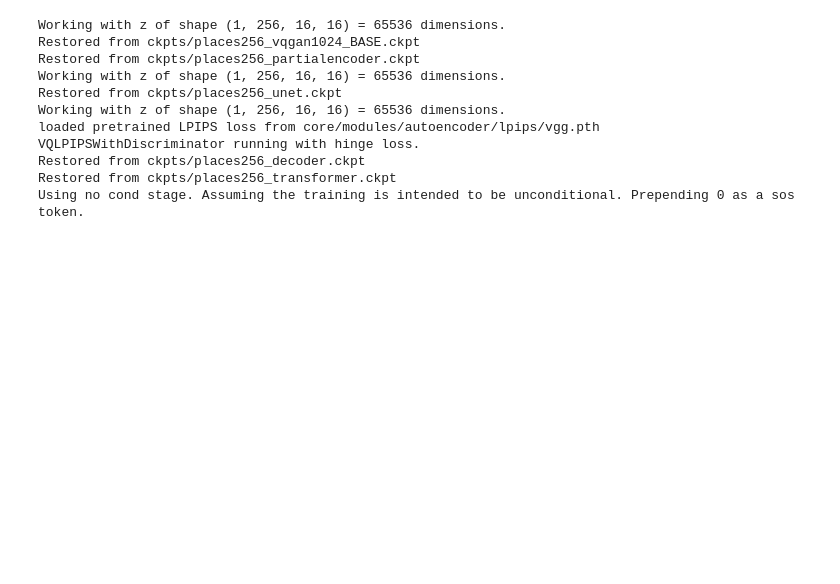
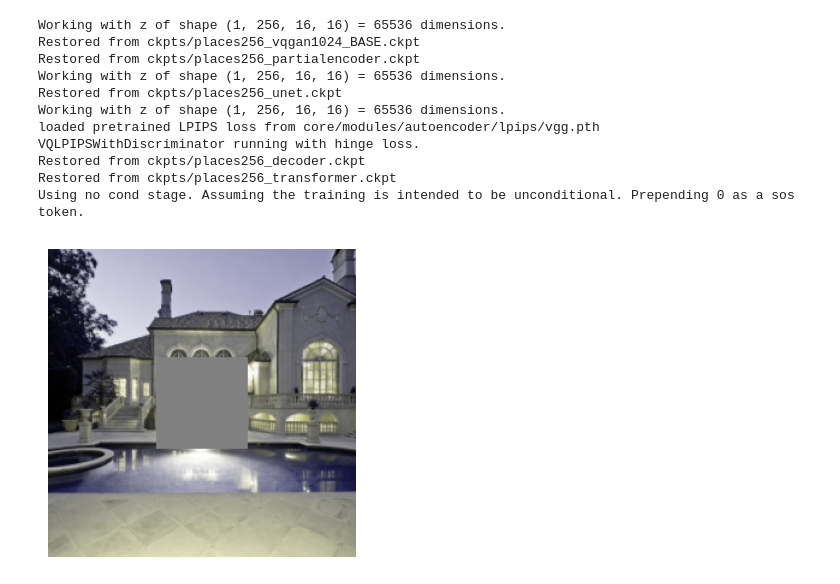
Before and after one commit to nintendops/latent-code-inpainting, a Jupyter notebook: eval.ipynb, the cells around one changed output. Saved outputs shown, nothing was run; the diff lists cells and outputs as text; code cells hidden in the pictures; blank space fills up the shorter version.

```diff
--- a/eval.ipynb
+++ b/eval.ipynb
@@ -133,6 +144,29 @@ VQLPIPSWithDiscriminator running with hinge loss.
 Restored from ckpts/places256_decoder.ckpt
 Restored from ckpts/places256_transformer.ckpt
 Using no cond stage. Assuming the training is intended to be unconditional. Prepending 0 as a sos token.
+# %%
+# Load an example input (at the moment we only have some examples from Places365-Standard)
+
+# Images
+input_image_list = glob.glob("example_data/*.png")
+idx = 0
+x = read_image(input_image_list[idx]).to(device)
+if x.shape[-1] != 256:
+    x_down = torch.nn.functional.interpolate(x, (256, 256))
+else:
+    x_down = x
+
+# Mask
+mask = box_mask(x_down.shape, device, 0.3, det=True).float() # box mask
+# mask = torch.from_numpy(BatchRandomMask(x_down.shape[0], x_down.shape[-1], hole_range=[0.0,1.0])).to(device) # free-form mask
+if target_res != mask.shape[-1]:
+    mask_up = torch.nn.functional.interpolate(mask, (target_res, target_res))
+else:
+    mask_up = mask
+
+imshow([to_img(x*mask_up)])
+# %% [output]
+[figure, added]
 # %%
 # Inference code
 
```
Also changed, not shown: parts of 4 cells of this notebook, 1 other file.
